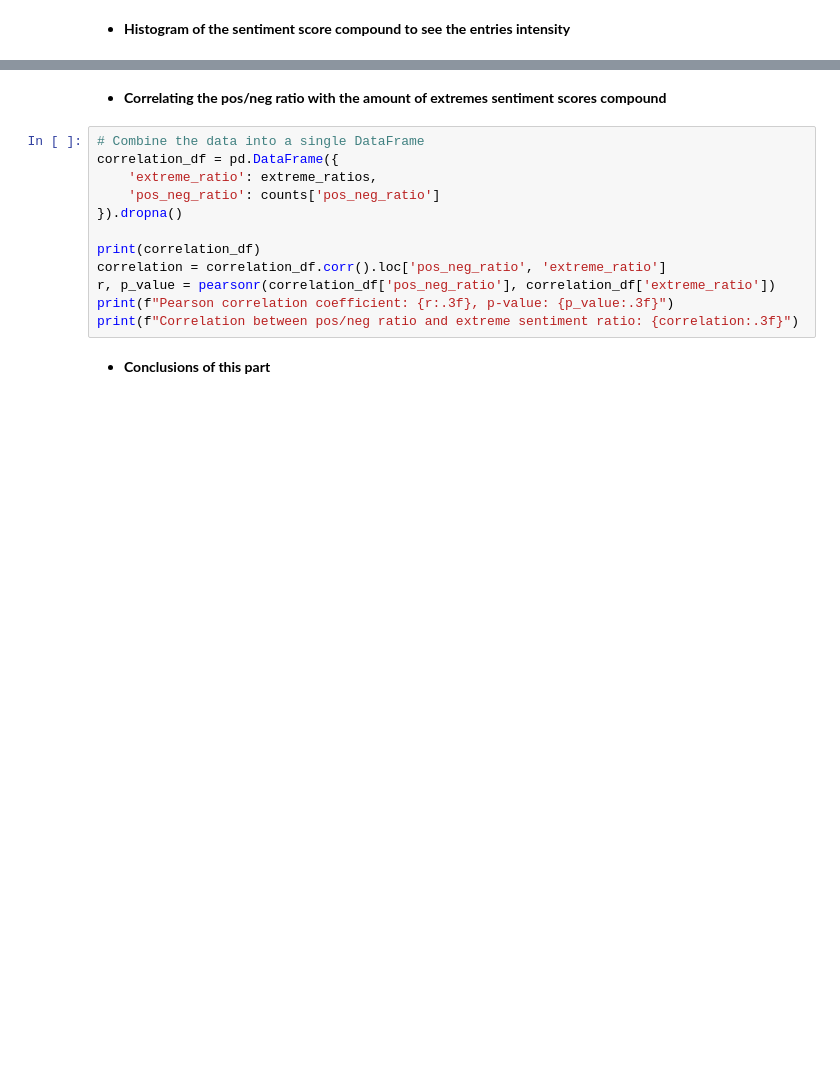
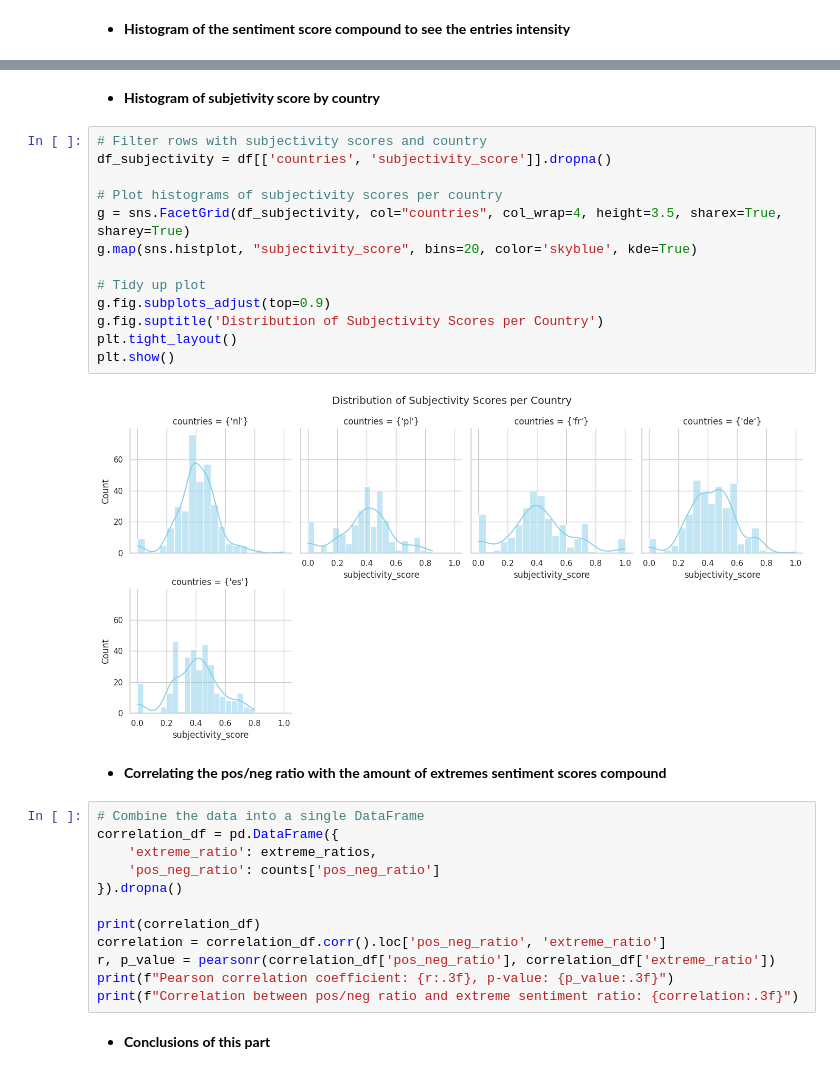
Before and after one commit to AdriaLeon/TFG, a Jupyter notebook: code/data_analysis/country_diff_analysis.ipynb, the cells around one changed output, grey strips where cells are left out. Saved outputs shown, nothing was run; the diff lists cells and outputs as text; blank space fills up the shorter version.

```diff
--- a/code/data_analysis/country_diff_analysis.ipynb
+++ b/code/data_analysis/country_diff_analysis.ipynb
@@ -141,3 +179,20 @@ print(extreme_ratios)
+# %% [markdown]
+- **Histogram of subjetivity score by country**
+# %%
+# Filter rows with subjectivity scores and country
+df_subjectivity = df[['countries', 'subjectivity_score']].dropna()
+
+# Plot histograms of subjectivity scores per country
+g = sns.FacetGrid(df_subjectivity, col="countries", col_wrap=4, height=3.5, sharex=True, sharey=True)
+g.map(sns.histplot, "subjectivity_score", bins=20, color='skyblue', kde=True)
+
+# Tidy up plot
+g.fig.subplots_adjust(top=0.9)
+g.fig.suptitle('Distribution of Subjectivity Scores per Country')
+plt.tight_layout()
+plt.show()
+# %% [output]
+[figure, added]
 # %% [markdown]
 - **Correlating the pos/neg ratio with the amount of extremes sentiment scores compound**
 # %%
```
Also changed, not shown: parts of 12 cells of this notebook, 6 other files.
